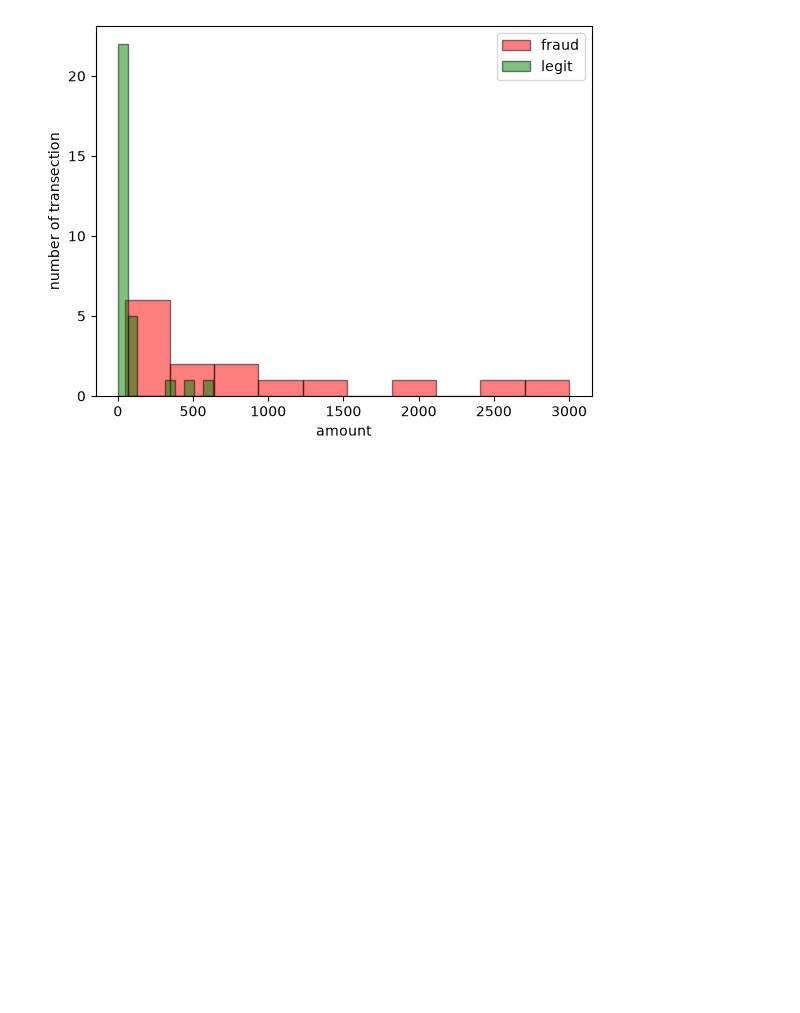
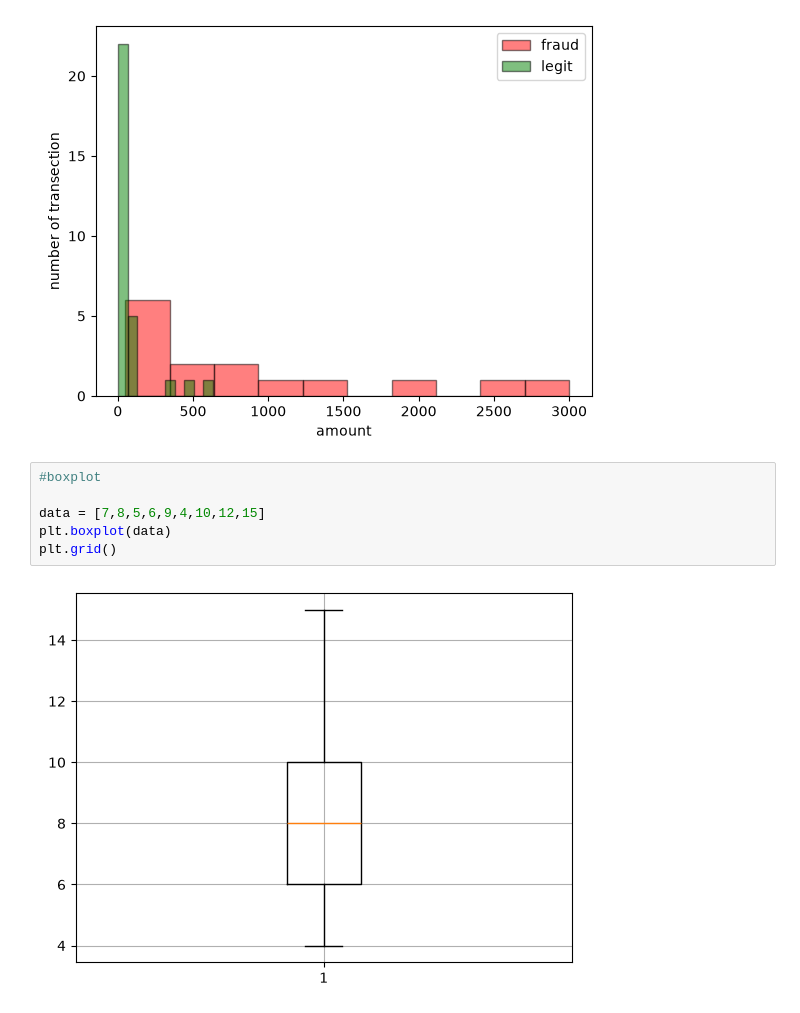
Before and after one commit to Nahin4200/AI-ML_learning_journey, a Jupyter notebook: matplotlib/matplotlib_01.ipynb, the cells around one changed output. Drawn from its saved outputs; the diff is of its cells as text; blank space fills up the shorter version.

Commit message:
add boxplot

```diff
--- a/matplotlib/matplotlib_01.ipynb
+++ b/matplotlib/matplotlib_01.ipynb
@@ -231,3 +231,11 @@ plt.legend()
 # %% [output]
 <matplotlib.legend.Legend at 0x...>
 [figure]
+# %%
+#boxplot
+
+data = [7,8,5,6,9,4,10,12,15]
+plt.boxplot(data)
+plt.grid()
+# %% [output]
+[figure, added]
```
Also changed, not shown: parts of 1 cell of this notebook.
